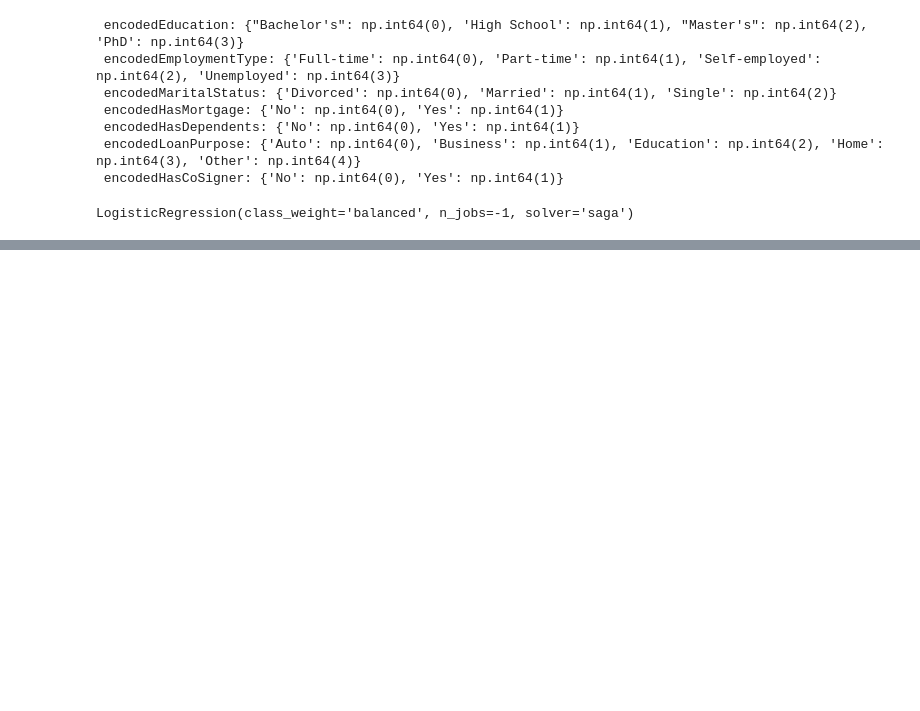
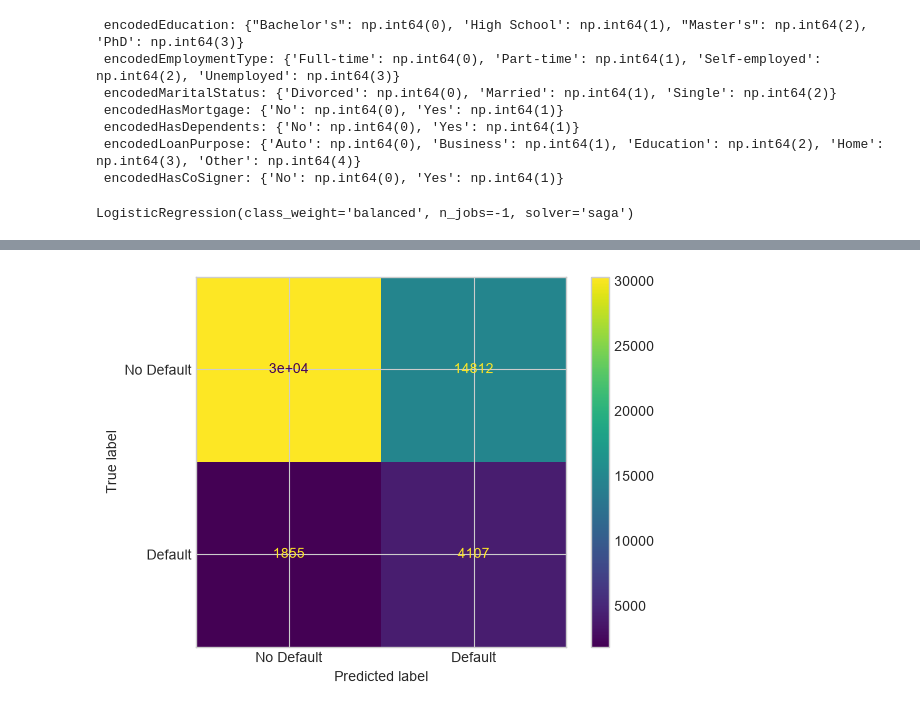
Before and after one commit to jayeshdangi/Jayesh-Dangi, a Jupyter notebook: Machine Learning/loan_default_preddiction.ipynb, the cells around one changed output, grey strips where cells are left out. Cells and saved outputs as stored; diff of their text form; code cells hidden in the pictures; blank space fills up the shorter version.

Commit message:
feat: add loan default prediction Jupyter notebook

```diff
--- a/Machine Learning/loan_default_preddiction.ipynb
+++ b/Machine Learning/loan_default_preddiction.ipynb
@@ -285,3 +285,9 @@ max_iter=100,solver='saga',n_jobs=-1)
 lr.fit(X_train_scaled,y_train)
 # %% [output]
 LogisticRegression(class_weight='balanced', n_jobs=-1, solver='saga')
+# %%
+lr=LogisticRegression(class_weight='balanced',
+max_iter=100,solver='saga',n_jobs=-1)
+lr.fit(X_train_scaled,y_train)
+y_pred=lr.predict(X_test_scaled)
+y_pred_proba=lr.predict(X_test_scaled)
@@ -287,0 +322,9 @@ LogisticRegression(class_weight='balanced', n_jobs=-1, solver='saga')
+# %%
+#confusion matrix
+cm=confusion_matrix(y_test,y_pred)
+dis=ConfusionMatrixDisplay(confusion_matrix=cm,
+display_labels=['No Default','Default'])
+dis.plot()
+plt.show()
+# %% [output]
+[figure, added]
```
Also changed, not shown: parts of 14 cells of this notebook, 3 other files.
